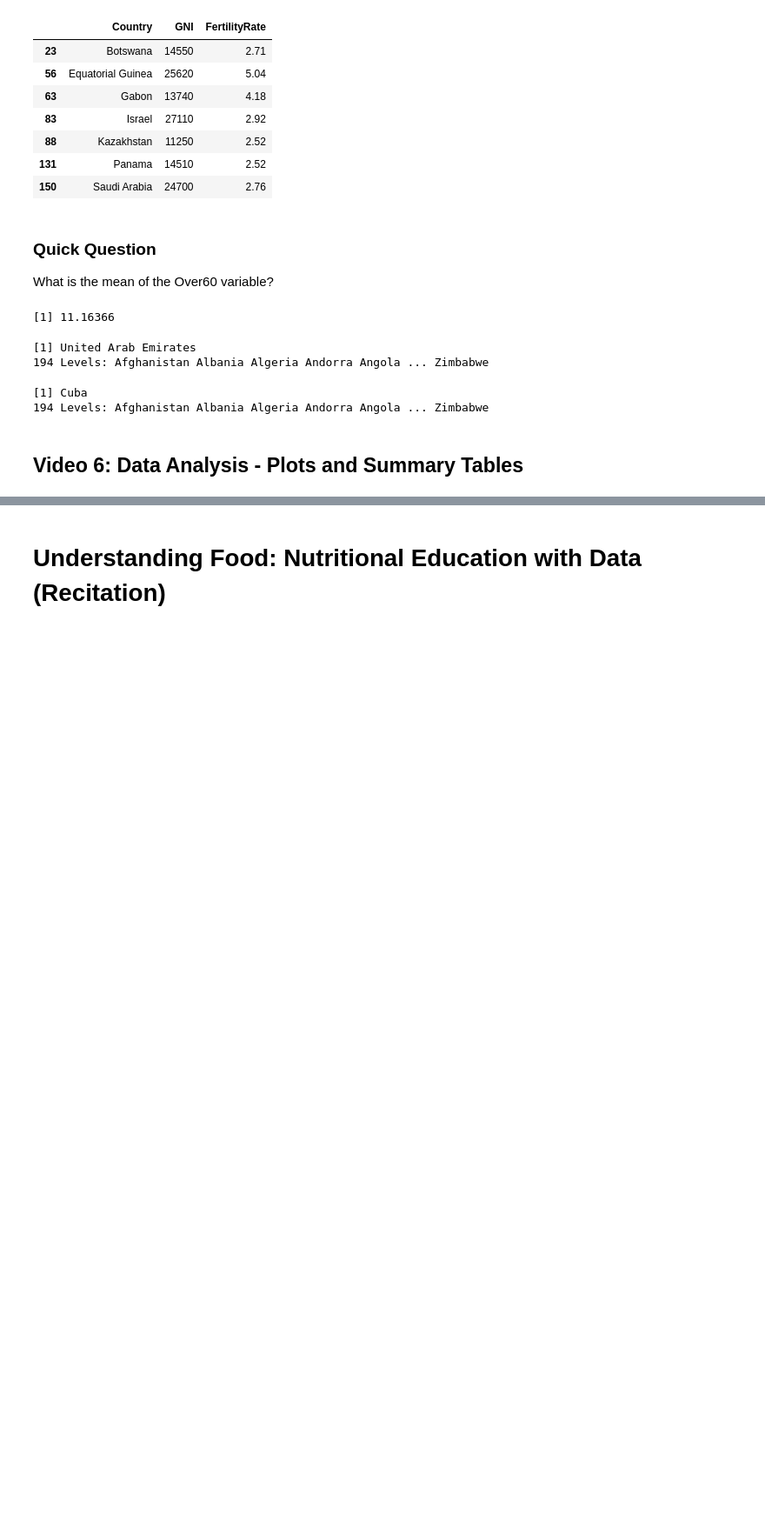
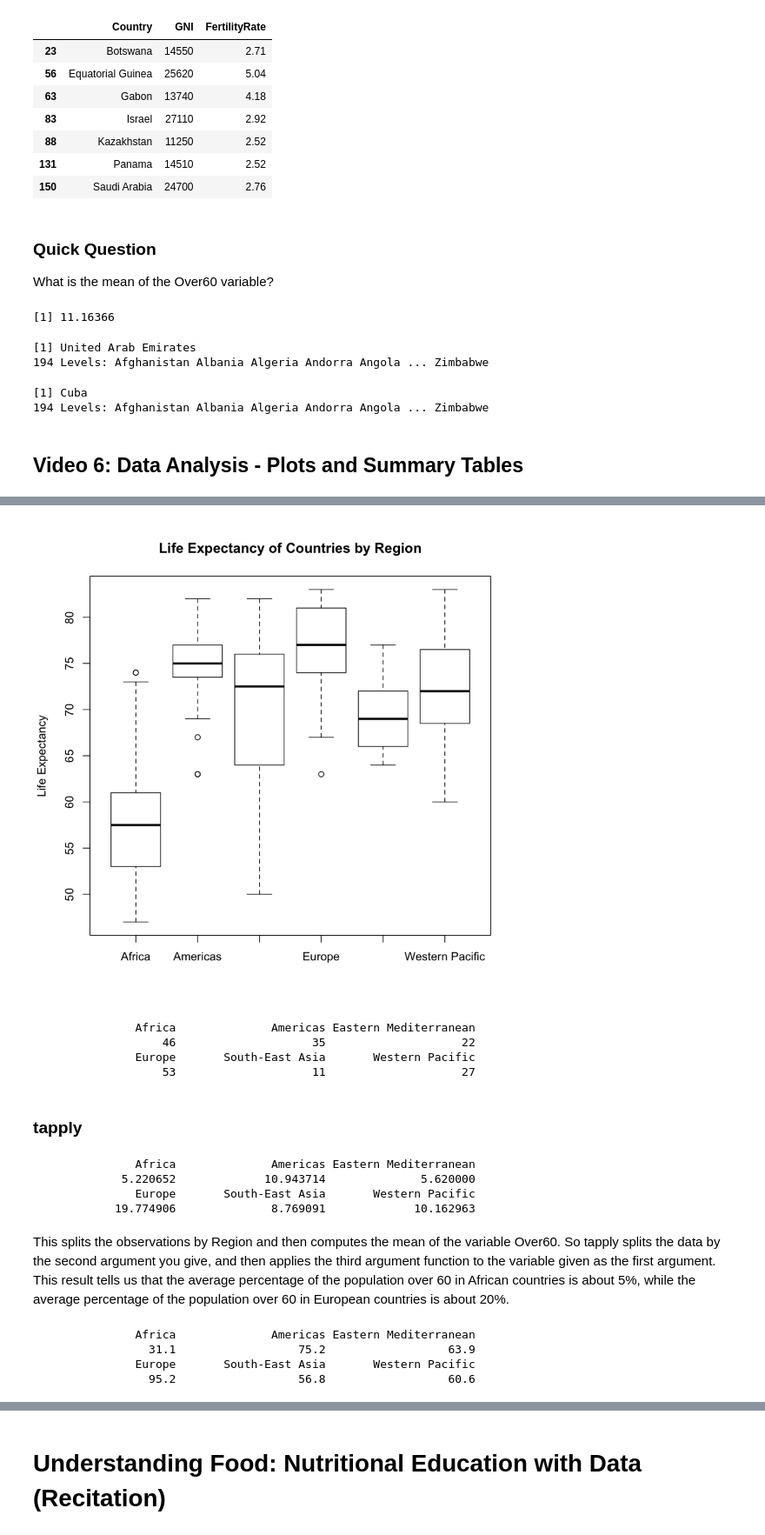
Before and after one commit to zarak/AnalyticsEdge, a Jupyter notebook: Unit 1.ipynb, the cells around one changed output, grey strips where cells are left out. Shown: that part at 87% size. Cells and saved outputs as stored; diff of their text form; code cells hidden in the pictures; blank space fills up the shorter version.

```diff
--- a/Unit 1.ipynb
+++ b/Unit 1.ipynb
@@ -210,0 +215,37 @@ WHO$Country[which.max(WHO$LiteracyRate)]
+# %%
+boxplot(WHO$LifeExpectancy ~ WHO$Region, xlab="", ylab="Life Expectancy", main="Life Expectancy of Countries by Region")
+# %% [output]
+[figure, added]
+# %%
+table(WHO$Region)
+# %% [output]
+               Africa              Americas Eastern Mediterranean
+                   46                    35                    22
+               Europe       South-East Asia       Western Pacific
+                   53                    11                    27
+# %% [markdown]
+### tapply
+# %%
+tapply(WHO$Over60, WHO$Region, mean)
+# %% [output]
+               Africa              Americas Eastern Mediterranean
+             5.220652             10.943714              5.620000
+               Europe       South-East Asia       Western Pacific
+            19.774906              8.769091             10.162963
+# %% [markdown]
+This splits the observations by Region
+and then computes the mean of the variable Over60.
+So tapply splits the data by the second argument you give,
+and then applies the third argument function
+to the variable given as the first argument.
+This result tells us that the average percentage
+of the population over 60 in African countries is about 5%,
+while the average percentage of the population over 60
+in European countries is about 20%.
+# %%
+tapply(WHO$LiteracyRate, WHO$Region, min, na.rm=TRUE)
+# %% [output]
+               Africa              Americas Eastern Mediterranean
+                 31.1                  75.2                  63.9
+               Europe       South-East Asia       Western Pacific
+                 95.2                  56.8                  60.6
```
Also changed, not shown: parts of 4 cells of this notebook.
